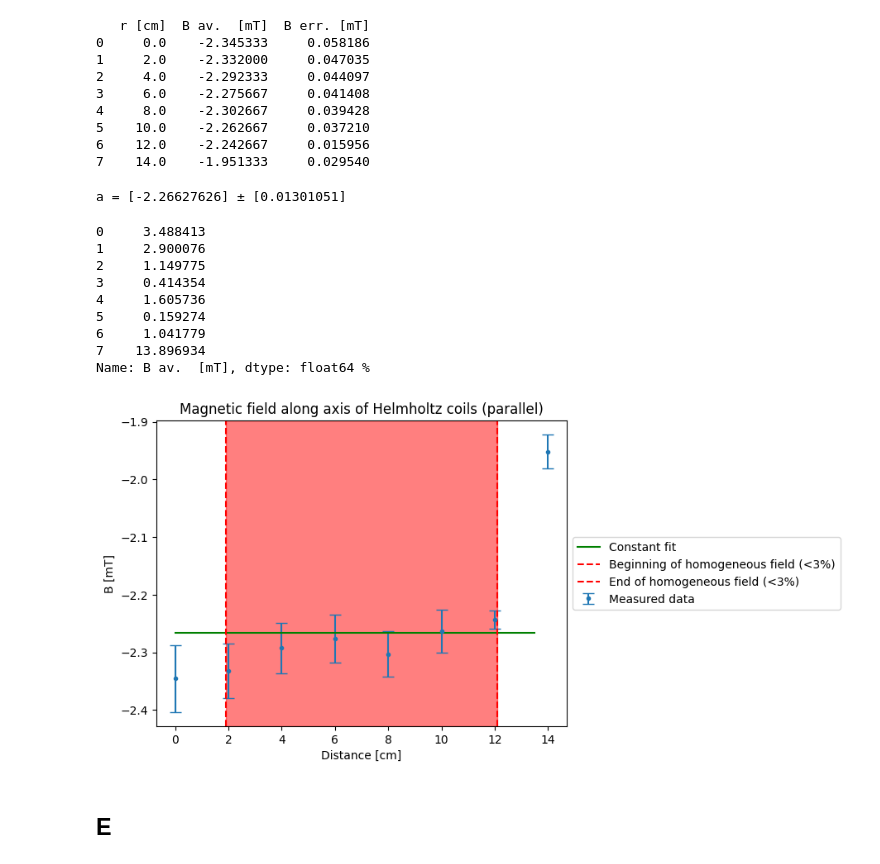
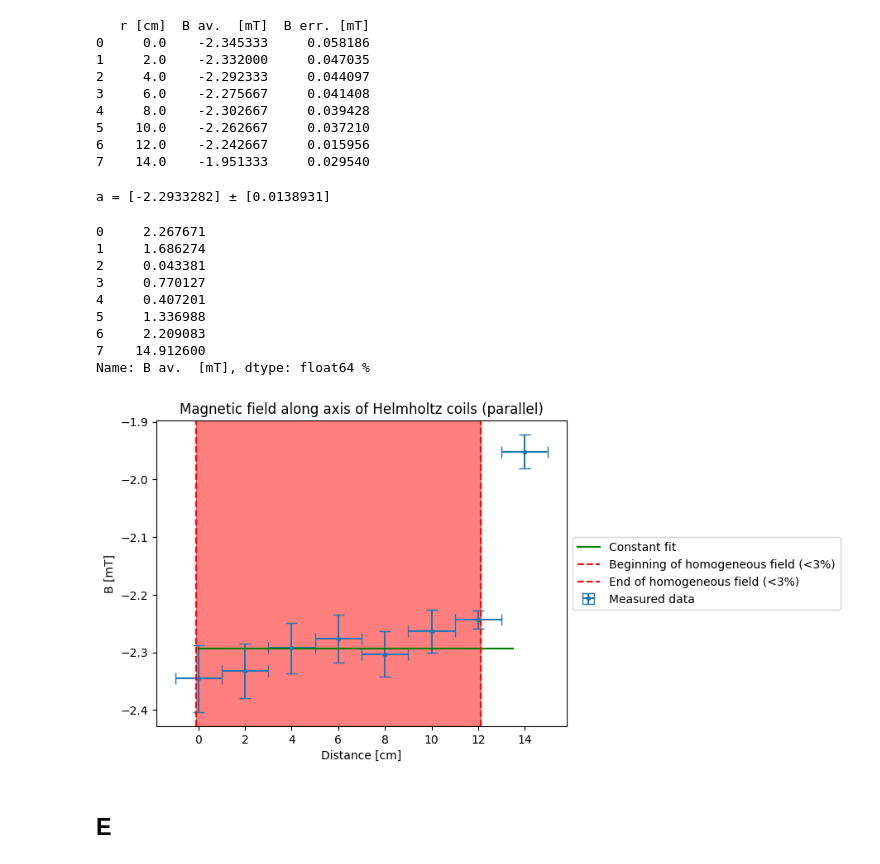
Before and after one commit to MartinOpat/E-M-Exp1, a Jupyter notebook: Experiment2/exp2.ipynb, the cells around one changed output. Saved outputs shown, nothing was run; the diff lists cells and outputs as text; code cells hidden in the pictures.

Commit message:
Exp. 2 finished data analysis

```diff
--- a/Experiment2/exp2.ipynb
+++ b/Experiment2/exp2.ipynb
@@ -156,6 +160,6 @@ a = 0.1512966144716681 ± 0.003795601798306441
 b = -0.005451885843542663 ± 0.0007889831868666407
 chi squared reduced = 6.559291488825013
 # %%
-x = np.linspace(0, 3, 500)  # [1/cm]
+x = np.linspace(0, 0.6, 500)  # [1/cm]
 y = fit_func(x, a, b)  # [mT]
 # %%
@@ -204,12 +209,13 @@ print(db)
 def fit_func(x, a):
     return a
 # %%
-popt, pcov = curve_fit(fit_func, db['r [cm]'][:-1], db['B av.  [mT]'][:-1], sigma=db['B err. [mT]'][:-1], absolute_sigma=False)
+sigma = np.sqrt((db['B err. [mT]'][:-1])**2 + (2.29*1)**2)  # propage x-axis error
+popt, pcov = curve_fit(fit_func, db['r [cm]'][:-1], db['B av.  [mT]'][:-1], sigma=sigma, absolute_sigma=False)
 a = popt
 aerr = np.sqrt(np.diag(pcov))
 print(f'a = {a} ± {aerr}')
 # %% [output]
-a = [-2.26627626] ± [0.01301051]
+a = [-2.2933282] ± [0.0138931]
 # %%
 x = np.linspace(0, 13.5, 500)
 y = np.array([a] * len(x))
@@ -224,36 +230,36 @@ homo_begin_idx = abs_err[abs_err < 0.03].index[0]
 # Find last index smaller than 3%
 homo_end_idx = abs_err[abs_err < 0.03].index[-1]
 # %% [output]
-0     3.488413
-1     2.900076
-2     1.149775
-3     0.414354
-4     1.605736
-5     0.159274
-6     1.041779
-7    13.896934
+0     2.267671
+1     1.686274
+2     0.043381
+3     0.770127
+4     0.407201
+5     1.336988
+6     2.209083
+7    14.912600
 Name: B av.  [mT], dtype: float64 %
 # %%
 # Right-most point is too far away from the coils, so we will exclude it from the fit
 
-plt.errorbar(db['r [cm]'], db['B av.  [mT]'], yerr=db['B err. [mT]'], fmt='.', capsize=5, label='Measured data')
+plt.errorbar(db['r [cm]'], db['B av.  [mT]'], yerr=db['B err. [mT]'], xerr=1, fmt='.', capsize=5, label='Measured data')
 plt.plot(x, y, label='Constant fit', c="green")
 
 # Vertical line at beginning of homogeneous field
 plt.axvline(x=db['r [cm]'][homo_begin_idx]-0.1, color='r', linestyle='--', label='Beginning of homogeneous field (<3%)')
 # Vertical line at end of homogeneous field
 plt.axvline(x=db['r [cm]'][homo_end_idx]+0.1, color='r', linestyle='--', label='End of homogeneous field (<3%)')
 # Highlight the region
 plt.axvspan(db['r [cm]'][homo_begin_idx]-0.1, db['r [cm]'][homo_end_idx]+0.1, color='red', alpha=0.5)
 
 # Make the legend be outside the plot
 plt.legend(loc='center left', bbox_to_anchor=(1, 0.5))
 plt.xlabel('Distance [cm]')
 plt.ylabel('B [mT]')
 plt.title('Magnetic field along axis of Helmholtz coils (parallel)')
 plt.show()
 # %% [output]
-[figure, old version]
+[figure, new version]
 # %% [markdown]
 ## E
 # %%
```
Also changed, not shown: parts of 8 cells of this notebook, 1 other file.
